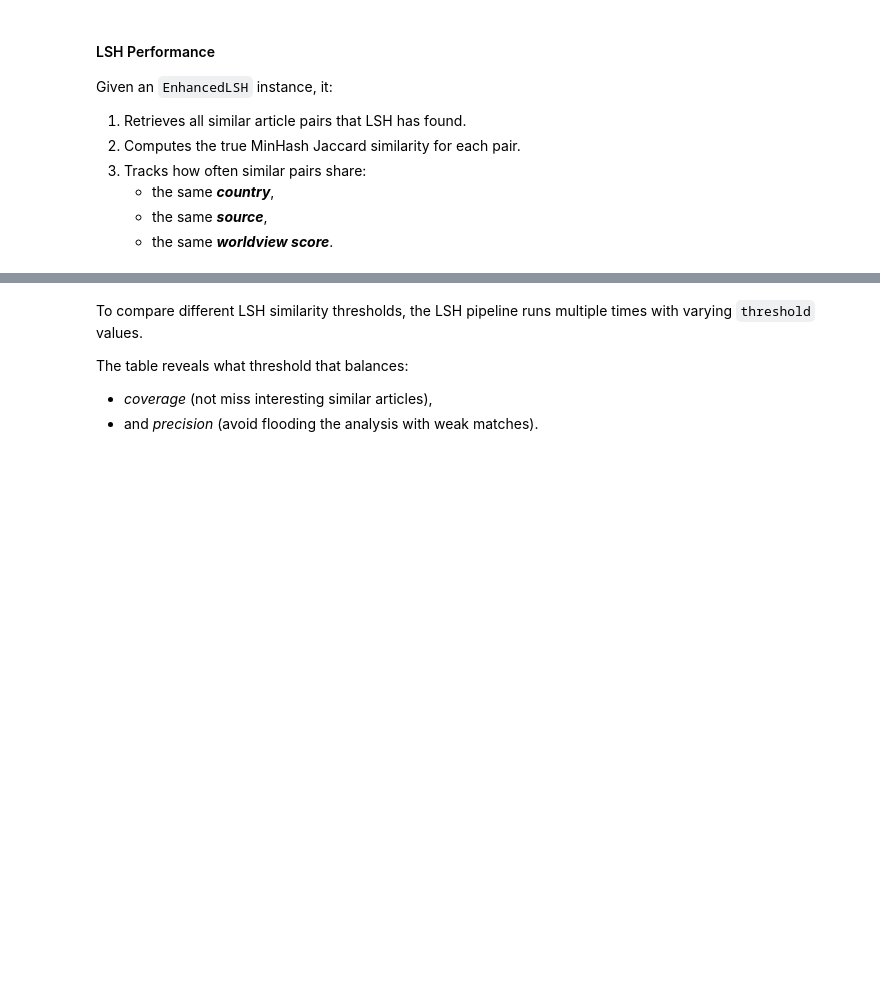
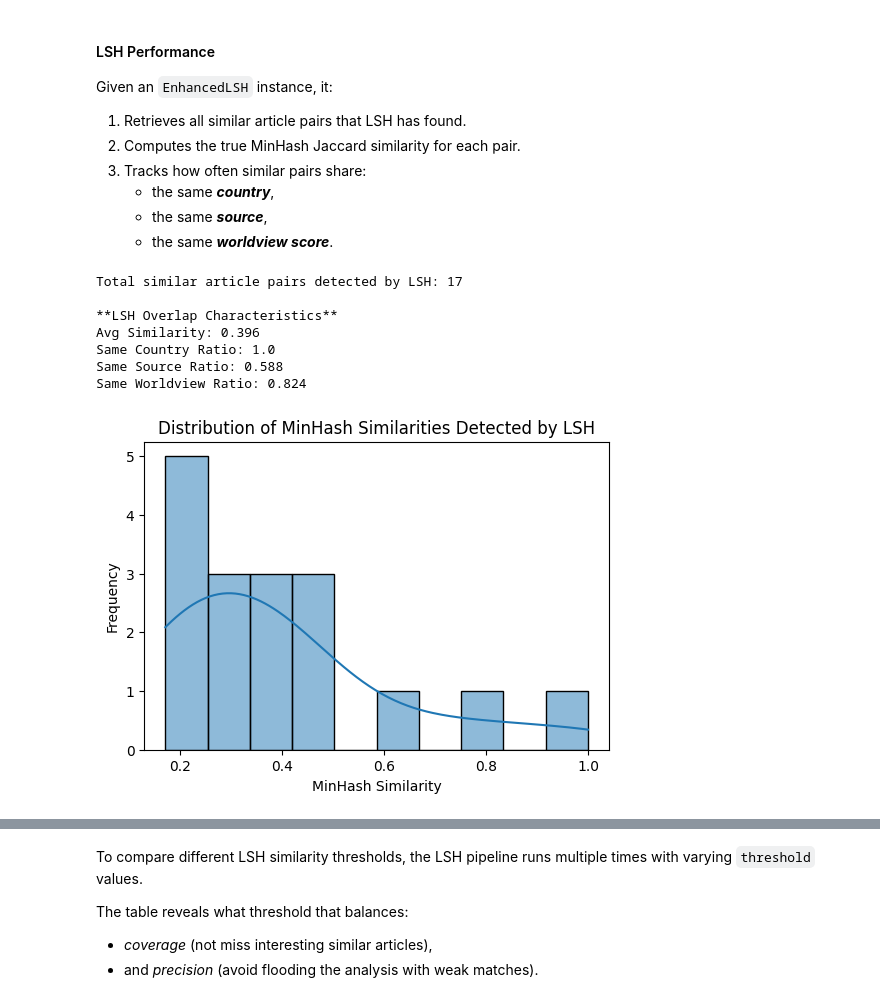
Before and after one commit to malinhauglandh/scandinavian-news-articles, a Jupyter notebook: news-articles.ipynb, the cells around one changed output, grey strips where cells are left out. Cells and saved outputs as stored; diff of their text form; code cells hidden in the pictures; blank space fills up the shorter version.

```diff
--- a/news-articles.ipynb
+++ b/news-articles.ipynb
@@ -857,7 +912,7 @@ k = 5  # shingle size
 
 minhashes = {}
 
-for idx, text in news_articles['text'].items():
+for idx, text in news_articles['combined'].items():
     shingles = get_shingles(text, k=k)
     m = create_minhash(shingles, num_perm=num_perm)
     minhashes[idx] = m
@@ -932,7 +989,7 @@ class EnhancedLSH:
         return similar_pairs
 
 # LSH index
-enhanced_lsh = EnhancedLSH(threshold=0.4, num_perm=128)
+enhanced_lsh = EnhancedLSH(threshold=0.3, num_perm=128)
 
 for idx, row in news_articles.iterrows():
     metadata = {
@@ -941,6 +998,6 @@ for idx, row in news_articles.iterrows():
         'worldview_score': row['worldview_score'],
         'headline': row['headline']
     }
-    enhanced_lsh.add_document(idx, row['text'], metadata)
+    enhanced_lsh.add_document(idx, row['combined'], metadata)
 
 print(f"LSH index built with {len(enhanced_lsh.minhashes)} documents")
@@ -955,4 +1014,55 @@ Given an `EnhancedLSH` instance, it:
    - the same ***country***,
    - the same ***source***,
    - the same ***worldview score***.
+# %%
+def analyze_lsh_performance(enhanced_lsh, news_articles, plot=True):
+    """
+    Analyze similarity patterns discovered by LSH and visualize reuse.
+    """
+    pairs = enhanced_lsh.get_all_similar_pairs()
+    print(f"\nTotal similar article pairs detected by LSH: {len(pairs)}")
+
+    similarities, same_country, same_source, same_worldview = [], 0, 0, 0
+
+    for d1, d2 in pairs:
+        sim = enhanced_lsh.minhashes[d1].jaccard(enhanced_lsh.minhashes[d2])
+        similarities.append(sim)
+
+        meta1, meta2 = enhanced_lsh.metadata[d1], enhanced_lsh.metadata[d2]
+        same_country += (meta1['country'] == meta2['country'])
+        same_source += (meta1['source'] == meta2['source'])
+        same_worldview += (meta1['worldview_score'] == meta2['worldview_score'])
+
+    metrics = {
+        "avg_similarity": round(np.mean(similarities), 3) if similarities else 0,
+        "same_country_ratio": round(same_country / len(pairs), 3) if pairs else 0,
+        "same_source_ratio": round(same_source / len(pairs), 3) if pairs else 0,
+        "same_worldview_ratio": round(same_worldview / len(pairs), 3) if pairs else 0
+    }
+
+    print("\n**LSH Overlap Characteristics**")
+    for k, v in metrics.items():
+        print(f"{k.replace('_', ' ').title()}: {v}")
+
+    # Visualization of similarity scores
+    if plot and similarities:
+        plt.figure(figsize=(6,4))
+        sns.histplot(similarities, bins=10, kde=True)
+        plt.title("Distribution of MinHash Similarities Detected by LSH")
+        plt.xlabel("MinHash Similarity")
+        plt.ylabel("Frequency")
+        plt.show()
+
+    return metrics, pairs
+
+metrics, similar_pairs = analyze_lsh_performance(enhanced_lsh, news_articles)
+# %% [output]
+Total similar article pairs detected by LSH: 17
+
+**LSH Overlap Characteristics**
+Avg Similarity: 0.396
+Same Country Ratio: 1.0
+Same Source Ratio: 0.588
+Same Worldview Ratio: 0.824
+[figure, added]
 # %%
```
Also changed, not shown: parts of 15 cells of this notebook.
